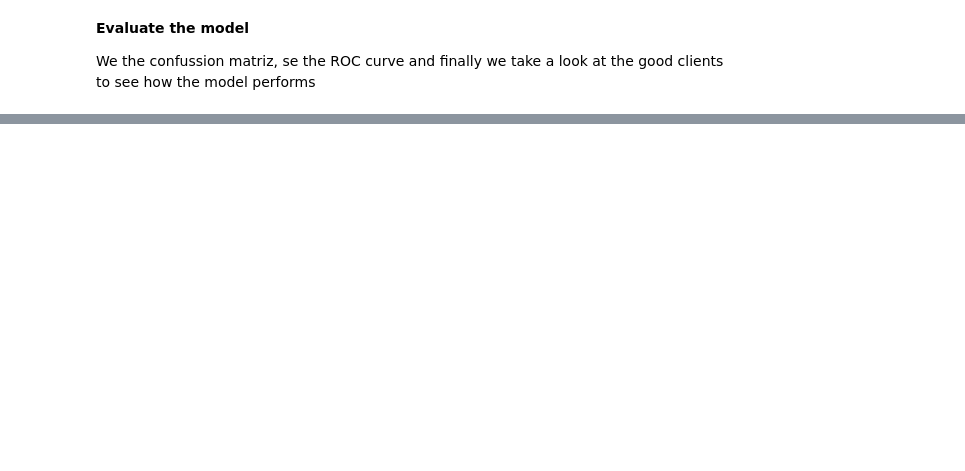
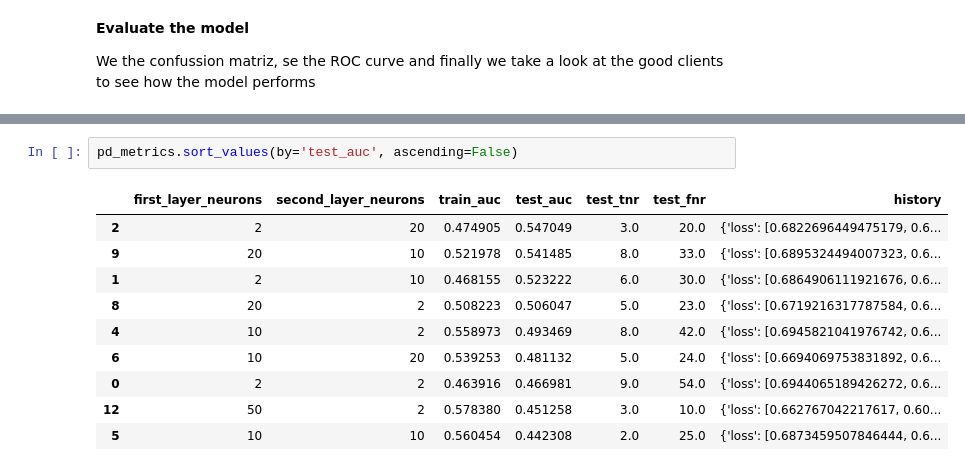
Before and after one commit to Ssalazar12/Machine-Learning, a Jupyter notebook: extended_time_series_models.ipynb, the cells around one changed output, grey strips where cells are left out. Drawn from its saved outputs; the diff is of its cells as text; blank space fills up the shorter version.

```diff
--- a/extended_time_series_models.ipynb
+++ b/extended_time_series_models.ipynb
@@ -828,0 +1020,13 @@ ROC z=15
+# %%
+pd_metrics.sort_values(by='test_auc', ascending=False)
+# %% [output]
+|  | first_layer_neurons | second_layer_neurons | train_auc | test_auc | test_tnr | test_fnr | history |
+| 2 | 2 | 20 | 0.474905 | 0.547049 | 3.0 | 20.0 | {'loss': [0.6822696449475179, 0.6... |
+| 9 | 20 | 10 | 0.521978 | 0.541485 | 8.0 | 33.0 | {'loss': [0.6895324494007323, 0.6... |
+| 1 | 2 | 10 | 0.468155 | 0.523222 | 6.0 | 30.0 | {'loss': [0.6864906111921676, 0.6... |
+| 8 | 20 | 2 | 0.508223 | 0.506047 | 5.0 | 23.0 | {'loss': [0.6719216317787584, 0.6... |
+| 4 | 10 | 2 | 0.558973 | 0.493469 | 8.0 | 42.0 | {'loss': [0.6945821041976742, 0.6... |
+| 6 | 10 | 20 | 0.539253 | 0.481132 | 5.0 | 24.0 | {'loss': [0.6694069753831892, 0.6... |
+| 0 | 2 | 2 | 0.463916 | 0.466981 | 9.0 | 54.0 | {'loss': [0.6944065189426272, 0.6... |
+| 12 | 50 | 2 | 0.578380 | 0.451258 | 3.0 | 10.0 | {'loss': [0.662767042217617, 0.60... |
+| 5 | 10 | 10 | 0.560454 | 0.442308 | 2.0 | 25.0 | {'loss': [0.6873459507846444, 0.6... |
```
Also changed, not shown: parts of 57 cells of this notebook.
